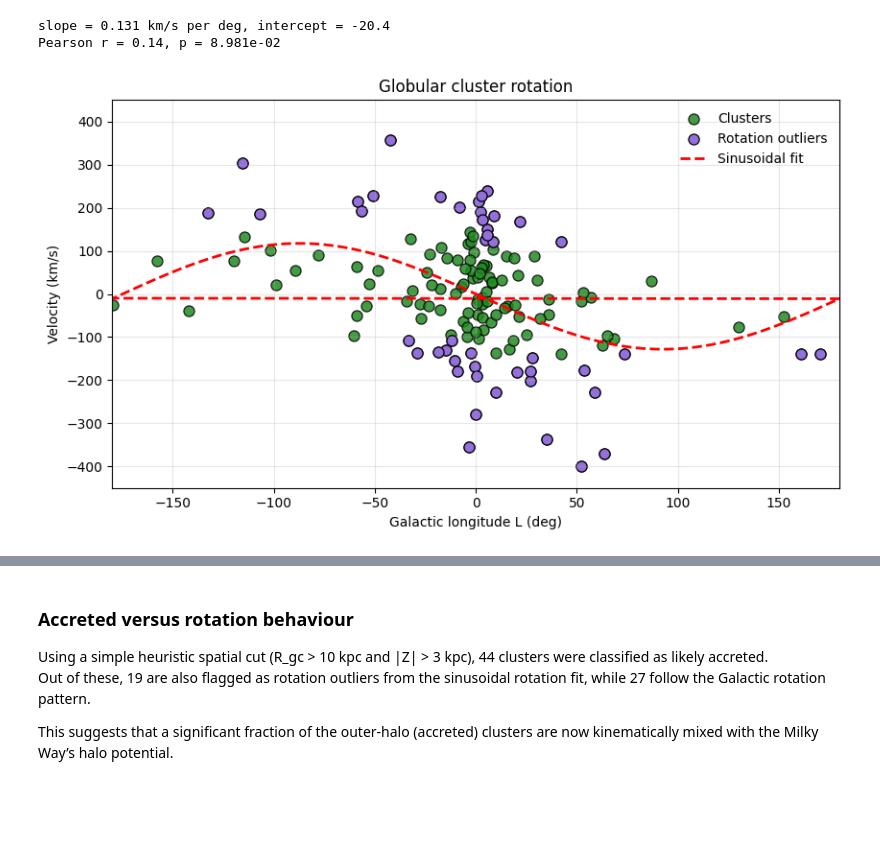
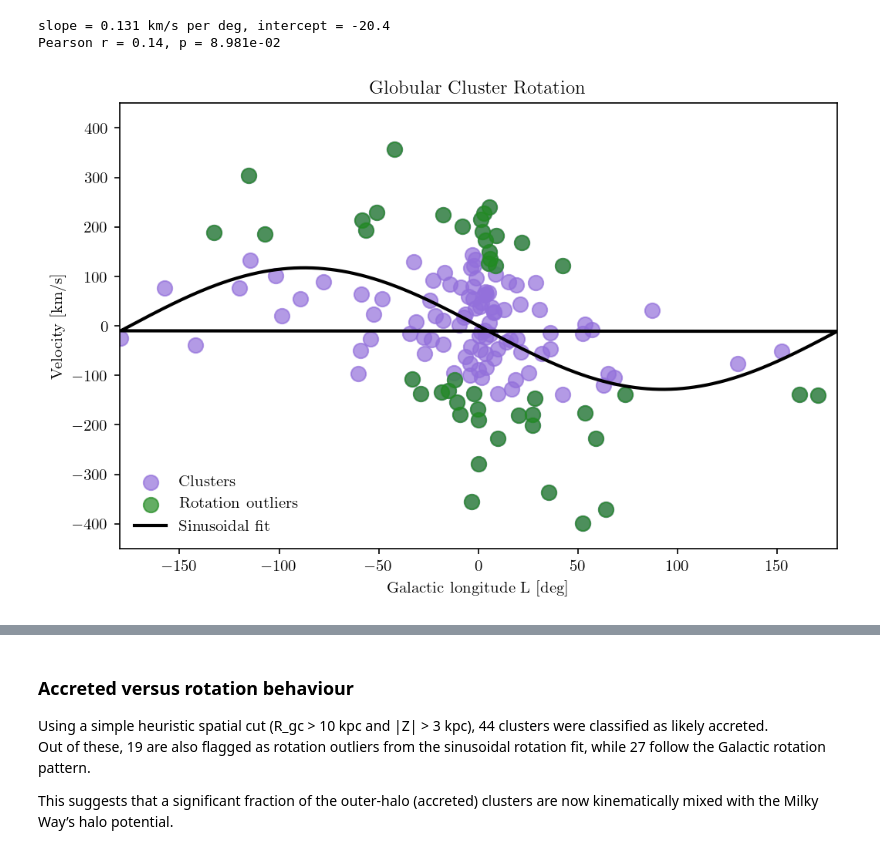
Before and after one commit to sleepdepr1ved/PHYS3116_Team, a Jupyter notebook: rotation_analysis.ipynb, the cells around one changed output, grey strips where cells are left out. Saved outputs shown, nothing was run; the diff lists cells and outputs as text; code cells hidden in the pictures; blank space fills up the shorter version.

Commit message:
fixed plots

```diff
--- a/rotation_analysis.ipynb
+++ b/rotation_analysis.ipynb
@@ -6,3 +6,17 @@ from scipy.optimize import curve_fit
 
 h1   = pd.read_csv("HarrisPartI.csv")
 h3   = pd.read_csv("HarrisPartIII.csv")
+# %%
+# LaTeX initialisation
+# Many LaTeX parameters set to NULL otherwise plots take 84392409432 years to initialise and run
+
+plt.savefig("amr_plot.png", dpi=300, bbox_inches="tight")
+plt.rcParams['figure.dpi'] = 150
+plt.rcParams["text.usetex"] = False
+plt.rcParams["mathtext.fontset"] = "cm"
+plt.rcParams["font.family"] = "serif"
+plt.rcParams.update({
+    "text.usetex": True,
+    "font.family": "serif",
+    "font.serif": ["Computer Modern"],
+})
@@ -163,46 +179,45 @@ if "popt" not in globals():
 
 #  Build plotting longitudes centered on 0°: [-180, +180]
 L_plot = df_rot["L"].apply(lambda x: x - 360 if x > 180 else x)
 
 #  Prepare outlier mask (optional)
 if "rot_outlier" in df_rot.columns:
     oo = df_rot["rot_outlier"].astype(bool).to_numpy()
 else:
     oo = np.zeros(len(df_rot), dtype=bool)
 
 #  Create plot (fit remains in 0–360 but we wrap the grid for display)
-fig, ax = plt.subplots(figsize=(9, 5))  # widened to match new version
+fig, ax = plt.subplots(figsize=(8, 5))  # widened to match new version
 
 # Main cluster points
 ax.scatter(L_plot, df_rot["vel"],
-           s=64, alpha=0.85, color="forestgreen",
-           edgecolor="k", linewidth=0.9, label="Clusters")
+           s=85, alpha=0.7, color="mediumpurple",
+           label="Clusters")
 
 # Highlight rotation outliers
 if oo.any():
     ax.scatter(L_plot[oo], df_rot.loc[oo, "vel"],
-               s=64, color="mediumpurple", marker="o",
-               edgecolor="k", linewidth=0.9, label="Rotation outliers")
+               s=85, color="forestgreen", marker="o",
+               label="Rotation outliers", alpha=0.7)
 
 # Sinusoidal curve (fit unchanged)
 Lgrid = np.linspace(0, 360, 721)
 ygrid = v_sin(Lgrid, *popt)
 Lgrid_centered = Lgrid - 360*(Lgrid > 180)
-ax.plot(Lgrid_centered, ygrid, "r--", lw=2, label="Sinusoidal fit")
+ax.plot(Lgrid_centered, ygrid, 'k-', lw=2, label="Sinusoidal fit")
 
 # Axis & style
 ax.set_xlim(-180, 180)
 ax.set_ylim(-450, 450)
-ax.set_xlabel("Galactic longitude L (deg)")
-ax.set_ylabel("Velocity (km/s)")
-ax.set_title("Globular cluster rotation")
-ax.legend(frameon=False)
-ax.grid(alpha=0.3)
+ax.set_xlabel("Galactic longitude L [deg]")
+ax.set_ylabel("Velocity [km/s]")
+ax.set_title("Globular Cluster Rotation")
+ax.legend(frameon=False, loc='lower left')
 
-plt.tight_layout(rect=[0, 0, 0.95, 1])  # add a bit of right margin
+
 plt.show()
 # %% [output]
-[figure, old version]
+[figure, new version]
 # %%
 # === Overlay accreted (R_gc>10 & |Z|>3) on the wrapped sinusoid plot ===
 
```
Also changed, not shown: parts of 4 cells of this notebook, 1 other file.
